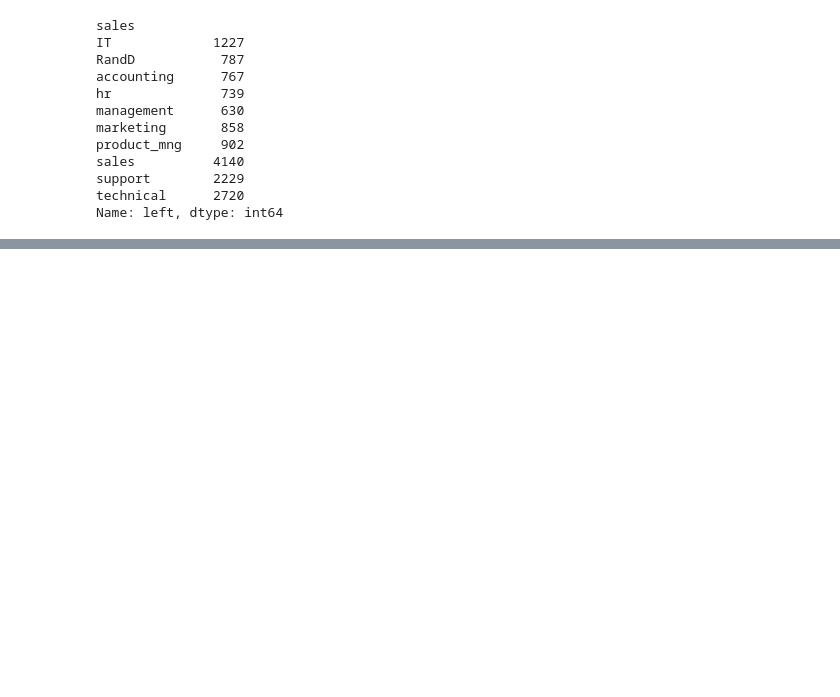
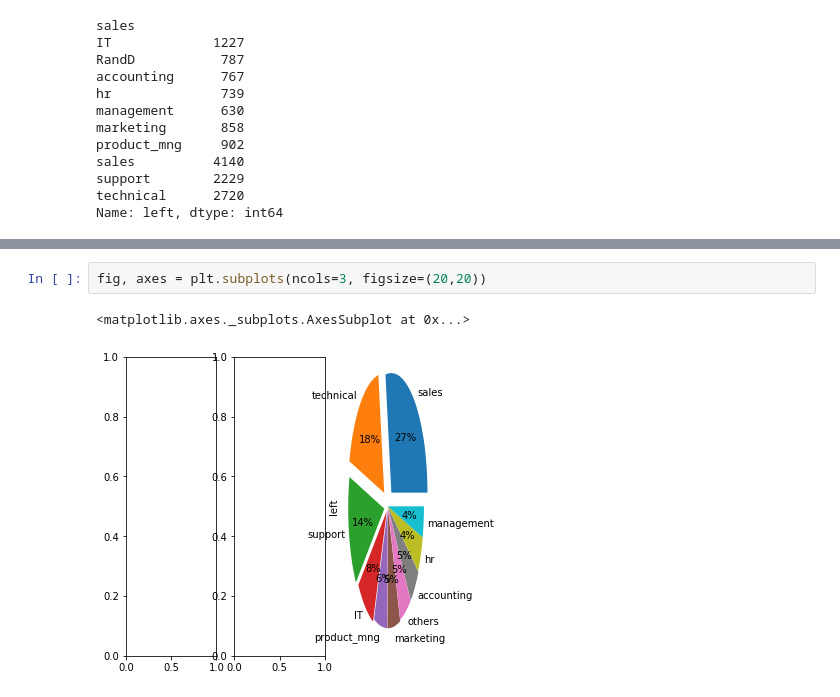
Before and after one commit to MariaGamero/Master-Data-Science, a Jupyter notebook: DataAnalysis/Employee Retention.ipynb, the cells around one changed output, grey strips where cells are left out. Saved outputs shown, nothing was run; the diff lists cells and outputs as text; blank space fills up the shorter version.

```diff
--- a/DataAnalysis/Employee Retention.ipynb
+++ b/DataAnalysis/Employee Retention.ipynb
@@ -202,0 +199,5 @@ SyntaxError: invalid syntax (<ipython-input-30-24e0ff992755>, line 1)
+# %%
+fig, axes = plt.subplots(ncols=3, figsize=(20,20))
+# %% [output]
+<matplotlib.axes._subplots.AxesSubplot at 0x...>
+[figure, added]
```
Also changed, not shown: parts of 36 cells of this notebook.
